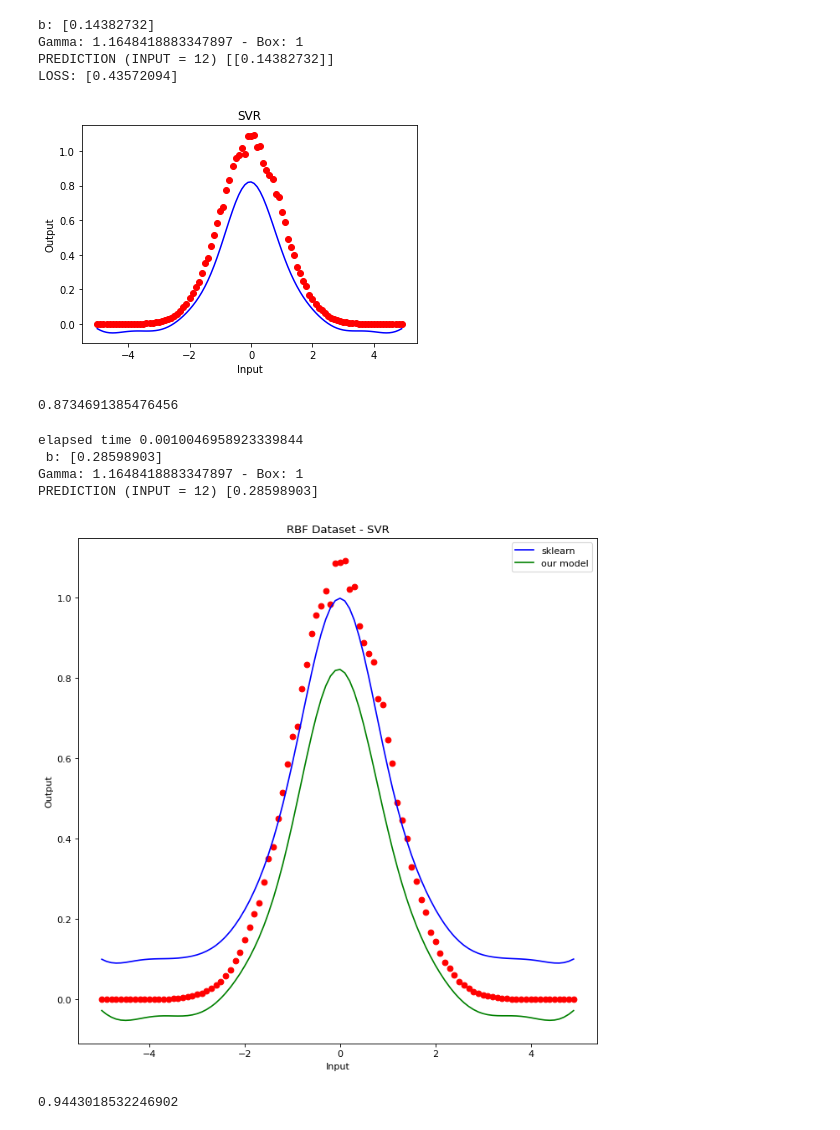
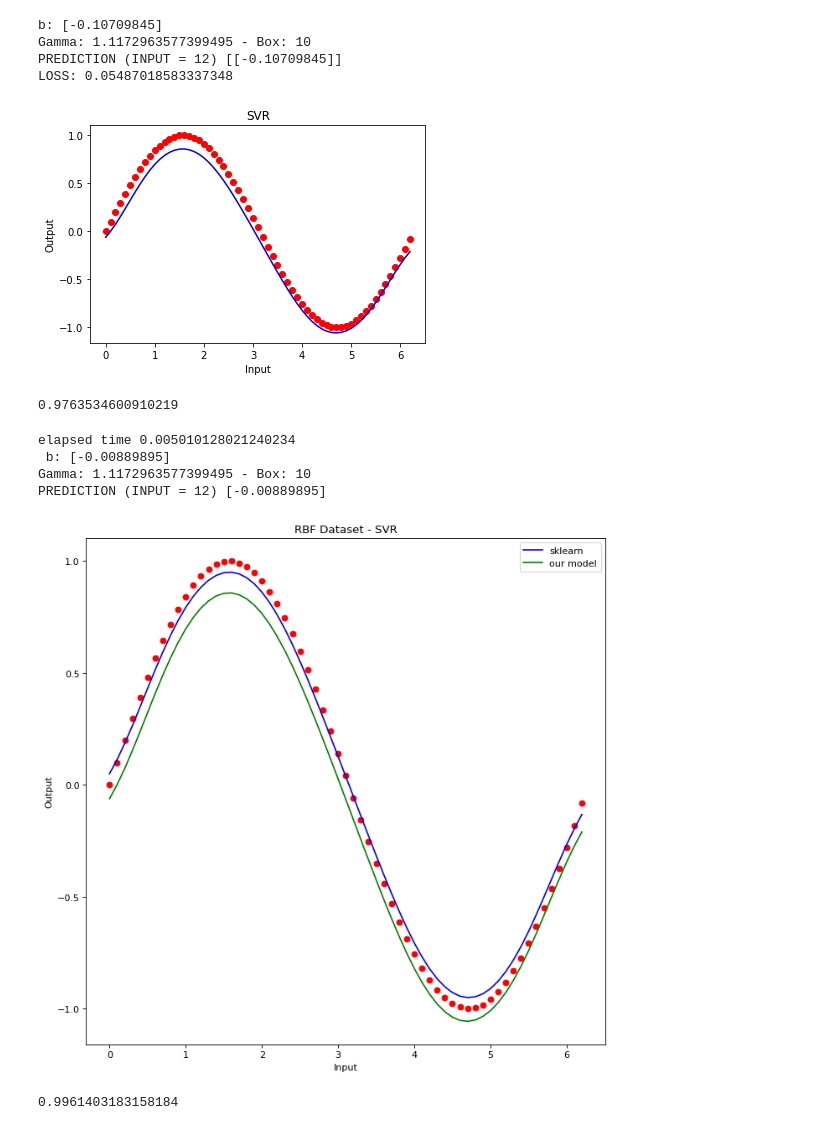
Before and after one commit to EliaPiccoli/ML-CM-Project, a Jupyter notebook: cm_scripts/prova_rbf.ipynb, the cells around one changed output. Saved outputs shown, nothing was run; the diff lists cells and outputs as text; code cells hidden in the pictures.

```diff
--- a/cm_scripts/prova_rbf.ipynb
+++ b/cm_scripts/prova_rbf.ipynb
@@ -44,9 +45,9 @@ def sklearn_fstar(x, y, sklearn_model):
             - np.transpose(y).dot(betas))
     return fstar
 # %%
-x = np.vstack(np.arange(-5,5,0.1))
-noising_factor = 0.1
-y = np.array([np.exp(-xi**2/2) for xi in x])
+x = np.vstack(np.arange(-0,6.28,0.1))
+noising_factor = 1e-3
+y = np.array([math.sin(xi) for xi in x])
 y = np.array([ yi + noising_factor * (np.random.rand()*yi) for yi in y])
 plt.scatter(x,y)
 plt.show()
@@ -111,7 +112,7 @@ V LOSS: 0
 # %%
 import time
 start = time.time()
-svr = SVR("rbf", {"gamma": 1.1648418883347897}, box=1)
-svr.fit(x, y, {'eps': 0.005493566170220663, 'maxiter': 3000.0, 'vareps': 0.1}, optim_verbose=False)
+svr = SVR("rbf", {"gamma": 1.1172963577399495}, box=10)
+svr.fit(x, y, {'eps': 0.047651585785307295, 'maxiter': 10000.0, 'vareps': 0.05}, optim_verbose=False)
 print(f"elapsed time {time.time() - start}")
 # %% [output]
@@ -133,49 +134,49 @@ plt.ylabel('Output')
 plt.show()
 r2_score(y, pred)
 # %% [output]
-b: [0.14382732]
-Gamma: 1.1648418883347897 - Box: 1
-PREDICTION (INPUT = 12) [[0.14382732]]
-LOSS: [0.43572094]
+b: [-0.10709845]
+Gamma: 1.1172963577399495 - Box: 10
+PREDICTION (INPUT = 12) [[-0.10709845]]
+LOSS: 0.05487018583337348
-[figure, old version]
+[figure, new version]
-0.8734691385476456
+0.9763534600910219
 # %%
 import sklearn.svm as ss
 
 import time
 start = time.time()
-regressor = ss.SVR(kernel = 'rbf', C=1, epsilon=0.1, max_iter=3000, gamma=1.1648418883347897)
+regressor = ss.SVR(kernel = 'rbf', C=10, epsilon=0.05, max_iter=1e4, gamma=1.1172963577399495)
 
 # sc_X = StandardScaler()
 # sc_y = StandardScaler()
 # xs = sc_X.fit_transform(x)
 # ys = sc_y.fit_transform(y)
 
 regressor.fit(x, y.ravel())
 print(f"elapsed time {time.time() - start}")
 y_pred = regressor.predict(np.array([[to_predict]]))
 print(f" b: {regressor.intercept_}")
 print(f"Gamma: {regressor.get_params()['gamma']} - Box: {regressor.get_params()['C']}")
 # print(f'PREDICTION (INPUT = {to_predict})', sc_y.inverse_transform(y_pred))
 print(f'PREDICTION (INPUT = {to_predict})', y_pred)
 sklearn_predict = regressor.predict(x)
 from matplotlib.pyplot import figure
 figure(figsize=(10,10), dpi=80)
 plt.scatter(x, y, color = 'red')
 plt.plot(x, sklearn_predict, color = 'blue', label='sklearn')
 plt.plot(x, pred, color = 'green', label='our model')
 plt.title('RBF Dataset - SVR')
 plt.xlabel('Input')
 plt.ylabel('Output')
 plt.legend()
 plt.show()
 r2_score(y, sklearn_predict)
 # %% [output]
-elapsed time 0.0010046958923339844
- b: [0.28598903]
-Gamma: 1.1648418883347897 - Box: 1
-PREDICTION (INPUT = 12) [0.28598903]
+elapsed time 0.005010128021240234
+ b: [-0.00889895]
+Gamma: 1.1172963577399495 - Box: 10
+PREDICTION (INPUT = 12) [-0.00889895]
-[figure, old version]
+[figure, new version]
-0.9443018532246902
+0.9961403183158184
 # %%
 regressor.support_vectors_
```
Also changed, not shown: parts of 12 cells of this notebook, 3 other files.
